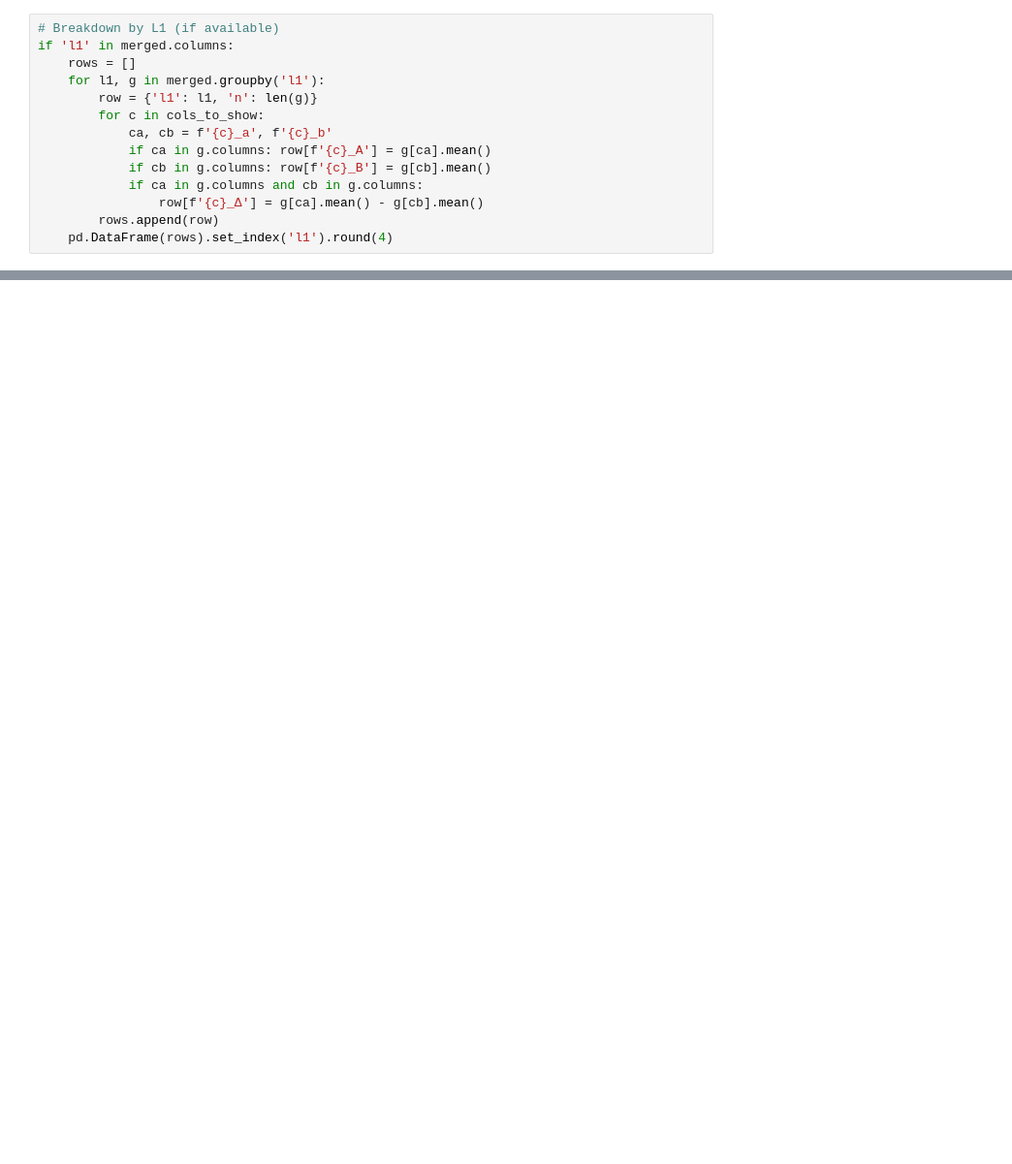
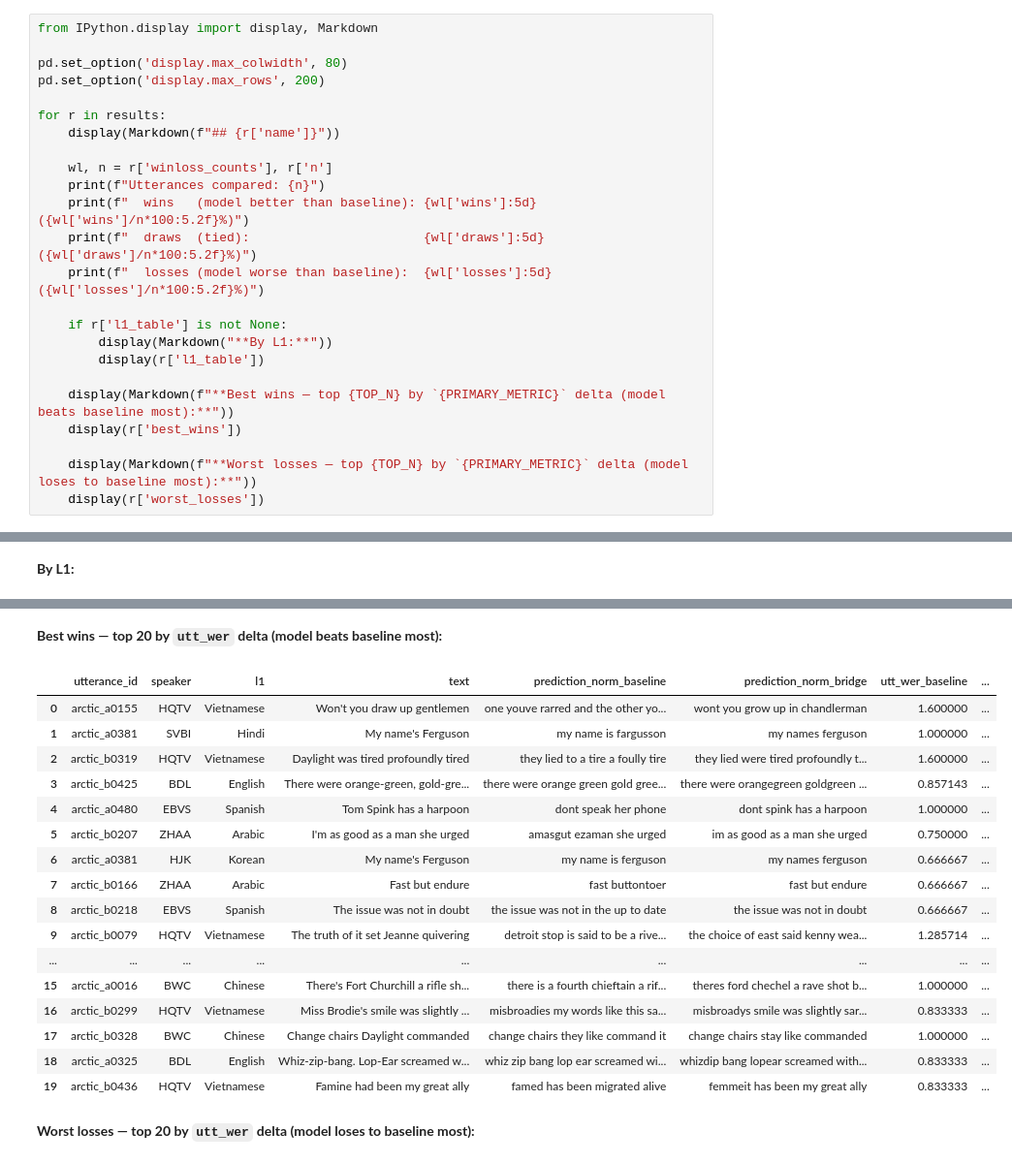
Before and after one commit to Tisya-V/accent-robust-asr, a Jupyter notebook: notebooks/compare_evals.ipynb, the cells around one changed output, grey strips where cells are left out. Shown at 97% size. Saved outputs shown, nothing was run; the diff lists cells and outputs as text; blank space fills up the shorter version.

```diff
--- a/notebooks/compare_evals.ipynb
+++ b/notebooks/compare_evals.ipynb
@@ -157,14 +255,25 @@ utt_per:
 # %%
-# Breakdown by L1 (if available)
-if 'l1' in merged.columns:
-    rows = []
-    for l1, g in merged.groupby('l1'):
-        row = {'l1': l1, 'n': len(g)}
-        for c in cols_to_show:
-            ca, cb = f'{c}_a', f'{c}_b'
-            if ca in g.columns: row[f'{c}_A'] = g[ca].mean()
-            if cb in g.columns: row[f'{c}_B'] = g[cb].mean()
-            if ca in g.columns and cb in g.columns:
-                row[f'{c}_Δ'] = g[ca].mean() - g[cb].mean()
-        rows.append(row)
-    pd.DataFrame(rows).set_index('l1').round(4)
+from IPython.display import display, Markdown
+
+pd.set_option('display.max_colwidth', 80)
+pd.set_option('display.max_rows', 200)
+
+for r in results:
+    display(Markdown(f"## {r['name']}"))
+
+    wl, n = r['winloss_counts'], r['n']
+    print(f"Utterances compared: {n}")
+    print(f"  wins   (model better than baseline): {wl['wins']:5d}  ({wl['wins']/n*100:5.2f}%)")
+    print(f"  draws  (tied):                       {wl['draws']:5d}  ({wl['draws']/n*100:5.2f}%)")
+    print(f"  losses (model worse than baseline):  {wl['losses']:5d}  ({wl['losses']/n*100:5.2f}%)")
+
+    if r['l1_table'] is not None:
+        display(Markdown("**By L1:**"))
+        display(r['l1_table'])
+
+    display(Markdown(f"**Best wins — top {TOP_N} by `{PRIMARY_METRIC}` delta (model beats baseline most):**"))
+    display(r['best_wins'])
+
+    display(Markdown(f"**Worst losses — top {TOP_N} by `{PRIMARY_METRIC}` delta (model loses to baseline most):**"))
+    display(r['worst_losses'])
+# %% [output]
@@ -170,0 +285 @@ if 'l1' in merged.columns:
+**By L1:**
@@ -170,0 +295,19 @@ if 'l1' in merged.columns:
+**Best wins — top 20 by `utt_wer` delta (model beats baseline most):**
+|  | utterance_id | speaker | l1 | text | prediction_norm_baseline | prediction_norm_bridge | utt_wer_baseline | ... |
+| 0 | arctic_a0155 | HQTV | Vietnamese | Won't you draw up gentlemen | one youve rarred and the other yo... | wont you grow up in chandlerman | 1.600000 | ... |
+| 1 | arctic_a0381 | SVBI | Hindi | My name's Ferguson | my name is fargusson | my names ferguson | 1.000000 | ... |
+| 2 | arctic_b0319 | HQTV | Vietnamese | Daylight was tired profoundly tired | they lied to a tire a foully tire | they lied were tired profoundly t... | 1.600000 | ... |
+| 3 | arctic_b0425 | BDL | English | There were orange-green, gold-gre... | there were orange green gold gree... | there were orangegreen goldgreen ... | 0.857143 | ... |
+| 4 | arctic_a0480 | EBVS | Spanish | Tom Spink has a harpoon | dont speak her phone | dont spink has a harpoon | 1.000000 | ... |
+| 5 | arctic_b0207 | ZHAA | Arabic | I'm as good as a man she urged | amasgut ezaman she urged | im as good as a man she urged | 0.750000 | ... |
+| 6 | arctic_a0381 | HJK | Korean | My name's Ferguson | my name is ferguson | my names ferguson | 0.666667 | ... |
+| 7 | arctic_b0166 | ZHAA | Arabic | Fast but endure | fast buttontoer | fast but endure | 0.666667 | ... |
+| 8 | arctic_b0218 | EBVS | Spanish | The issue was not in doubt | the issue was not in the up to date | the issue was not in doubt | 0.666667 | ... |
+| 9 | arctic_b0079 | HQTV | Vietnamese | The truth of it set Jeanne quivering | detroit stop is said to be a rive... | the choice of east said kenny wea... | 1.285714 | ... |
+| ... | ... | ... | ... | ... | ... | ... | ... | ... |
+| 15 | arctic_a0016 | BWC | Chinese | There's Fort Churchill a rifle sh... | there is a fourth chieftain a rif... | theres ford chechel a rave shot b... | 1.000000 | ... |
+| 16 | arctic_b0299 | HQTV | Vietnamese | Miss Brodie's smile was slightly ... | misbroadies my words like this sa... | misbroadys smile was slightly sar... | 0.833333 | ... |
+| 17 | arctic_b0328 | BWC | Chinese | Change chairs Daylight commanded | change chairs they like command it | change chairs stay like commanded | 1.000000 | ... |
+| 18 | arctic_a0325 | BDL | English | Whiz-zip-bang. Lop-Ear screamed w... | whiz zip bang lop ear screamed wi... | whizdip bang lopear screamed with... | 0.833333 | ... |
+| 19 | arctic_b0436 | HQTV | Vietnamese | Famine had been my great ally | famed has been migrated alive | femmeit has been my great ally | 0.833333 | ... |
+**Worst losses — top 20 by `utt_wer` delta (model loses to baseline most):**
```
Also changed, not shown: parts of 7 cells of this notebook, 28 other files.
